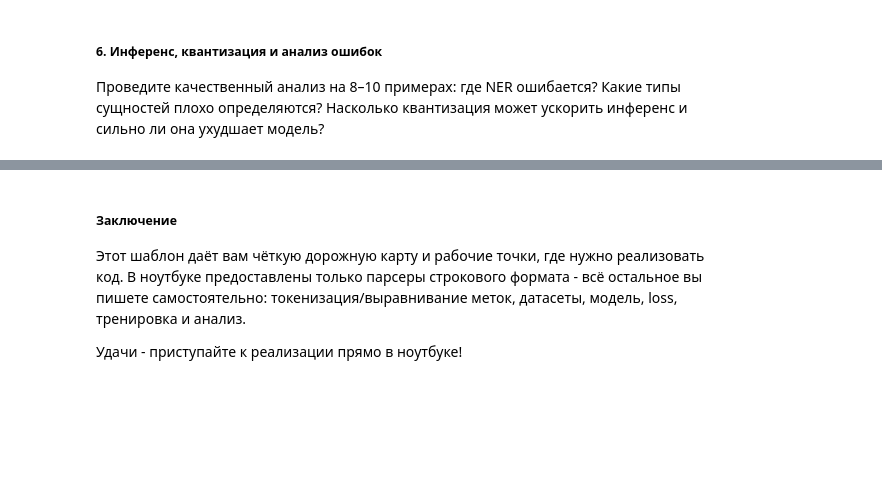
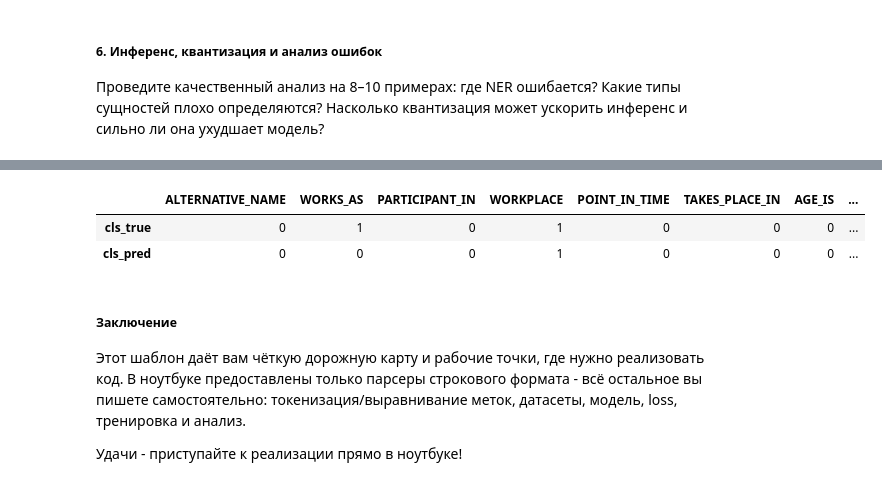
Before and after one commit to russele7/practicum_dle_sprint_5, a Jupyter notebook: NEREL_MultiTask_Notebook.ipynb, the cells around one changed output, grey strips where cells are left out. Saved outputs shown, nothing was run; the diff lists cells and outputs as text; code cells hidden in the pictures; blank space fills up the shorter version.

```diff
--- a/NEREL_MultiTask_Notebook.ipynb
+++ b/NEREL_MultiTask_Notebook.ipynb
@@ -832,3 +1044,10 @@ CLS metrics: accuracy 0.5903 / precision 0.0009 / recall 1.0000 / f1_micro 0.590
+# %%
+df_cls = pd.DataFrame([cls_true, cls_pred], columns=EVENT_LIST, index=['cls_true', 'cls_pred'])
+df_cls
+# %% [output]
+|  | ALTERNATIVE_NAME | WORKS_AS | PARTICIPANT_IN | WORKPLACE | POINT_IN_TIME | TAKES_PLACE_IN | AGE_IS | ... |
+| cls_true | 0 | 1 | 0 | 1 | 0 | 0 | 0 | ... |
+| cls_pred | 0 | 0 | 0 | 1 | 0 | 0 | 0 | ... |
 # %% [markdown]
 ##### Заключение
 
```
Also changed, not shown: parts of 60 cells of this notebook.
